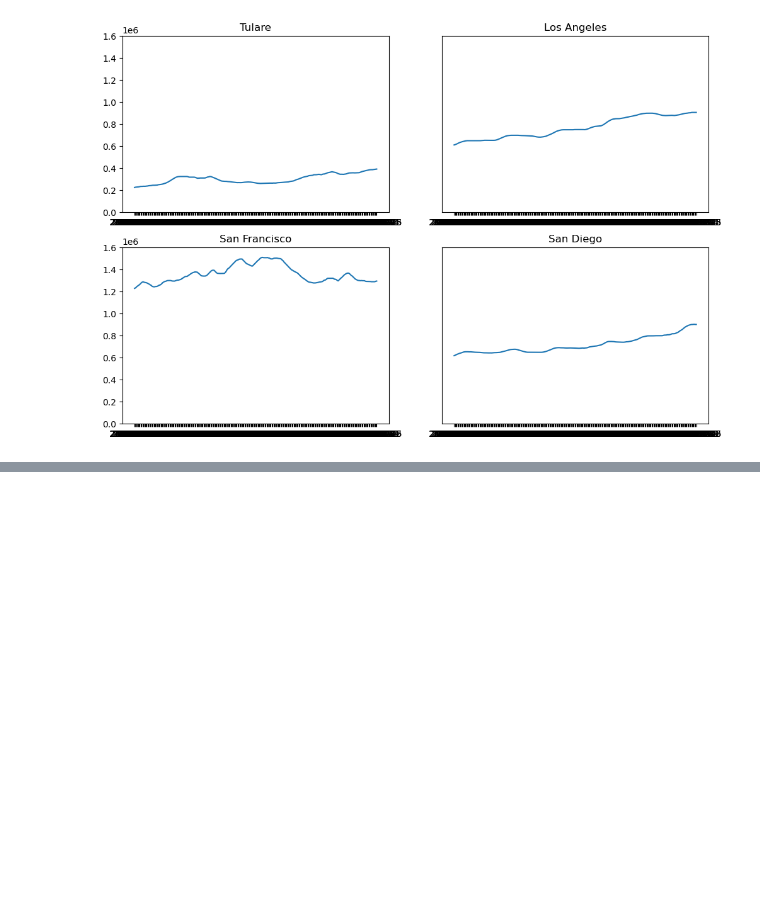
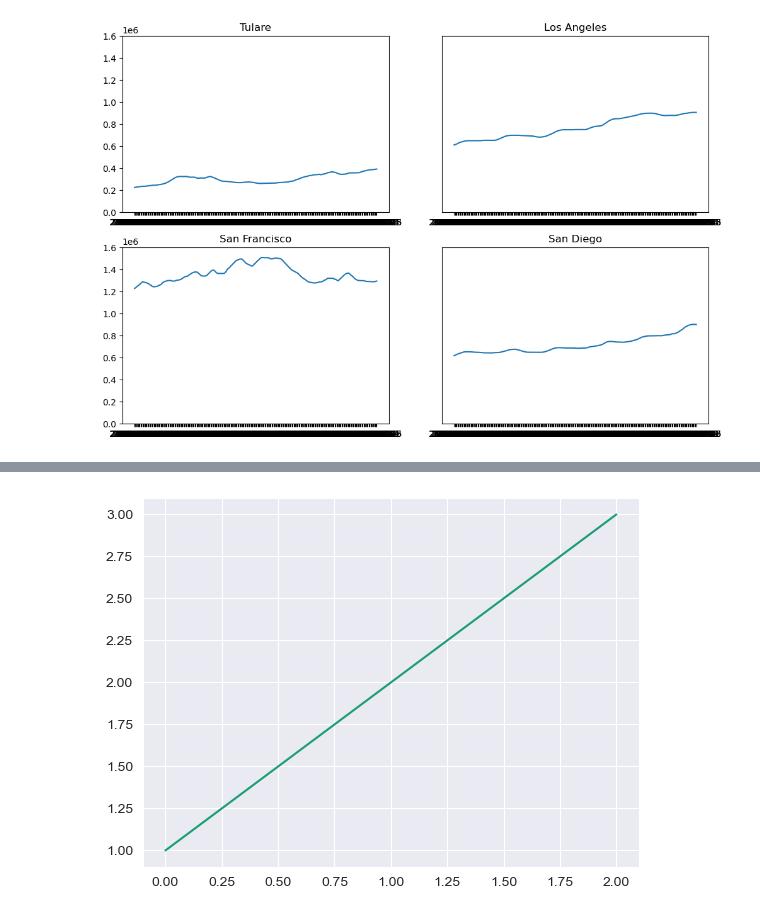
Before and after one commit to scarypillowz/data_visualization, a Jupyter notebook: matplotlib_advanced.ipynb, the cells around one changed output, grey strips where cells are left out. Cells and saved outputs as stored; diff of their text form; code cells hidden in the pictures; blank space fills up the shorter version.

```diff
--- a/matplotlib_advanced.ipynb
+++ b/matplotlib_advanced.ipynb
@@ -204,0 +211,8 @@ ax.plot(data2);
+# %%
+# plt.style.use('ggplot')
+# plt.style.use('Solarize_Light2')
+sns.set_style('darkgrid')
+
+plt.plot([1, 2, 3]);
+# %% [output]
+[figure, added]
```
Also changed, not shown: parts of 14 cells of this notebook, 1 other file.
